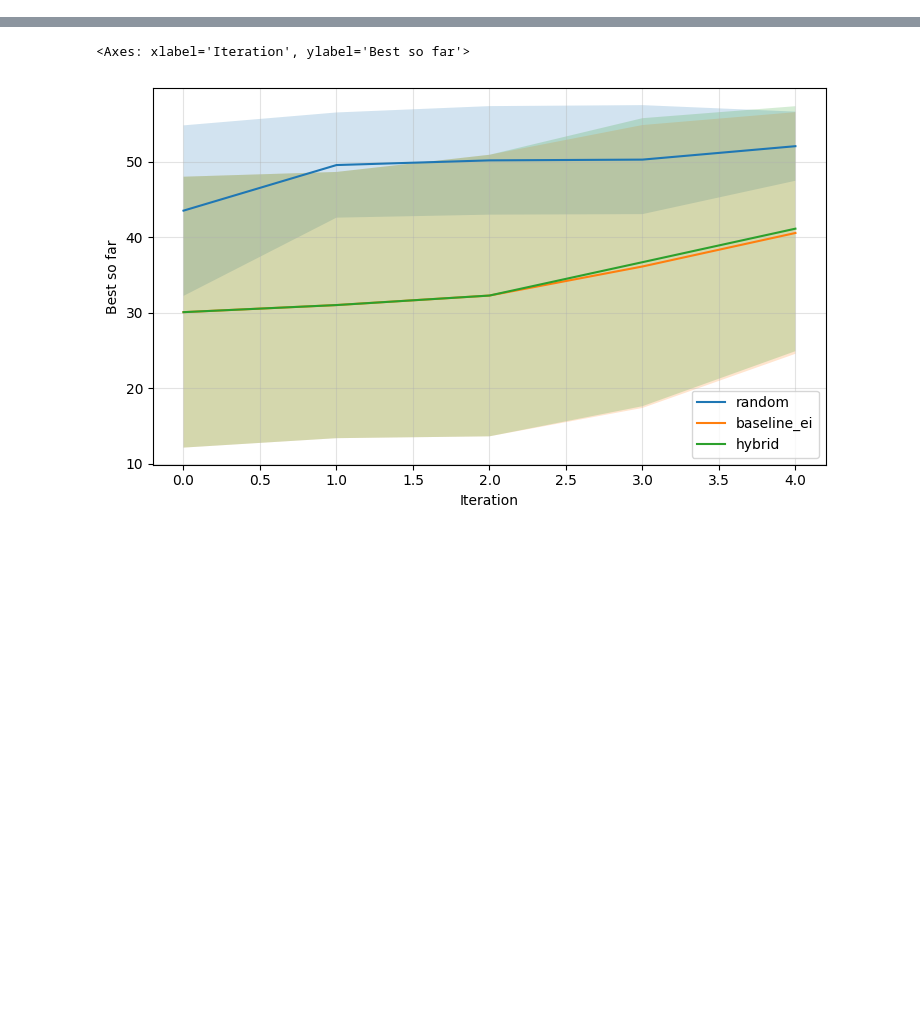
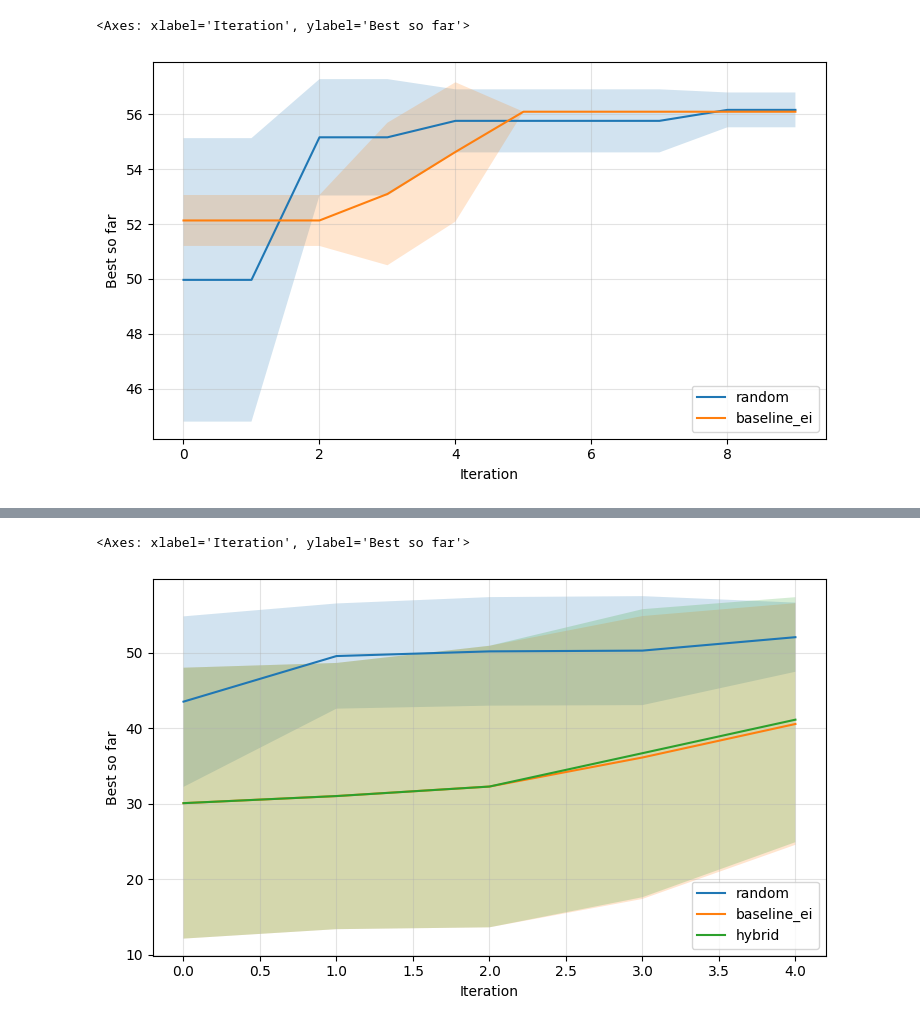
Before and after one commit to armtfgh/POLARIS-Project-, a Jupyter notebook: Lookup Table /Aldol_cond/main_benchmark.ipynb, the cells around one changed output, grey strips where cells are left out. Cells and saved outputs as stored; diff of their text form; code cells hidden in the pictures; blank space fills up the shorter version.

```diff
--- a/Lookup Table /Aldol_cond/main_benchmark.ipynb
+++ b/Lookup Table /Aldol_cond/main_benchmark.ipynb
@@ -654,0 +765,7 @@ def plot_runs_mean_lookup(hist_df: pd.DataFrame, *, methods: Optional[List[str]]
+# %%
+hist = compare_methods_from_csv(lt, n_init=5, n_iter=10, seed=19, repeats=3,
+                                init_method="sobol", include_hybrid=False, readout_source="flat")
+plot_runs_mean_lookup(hist)
+# %% [output]
+<Axes: xlabel='Iteration', ylabel='Best so far'>
+[figure, added]
```
Also changed, not shown: parts of 7 cells of this notebook, 22 other files.
